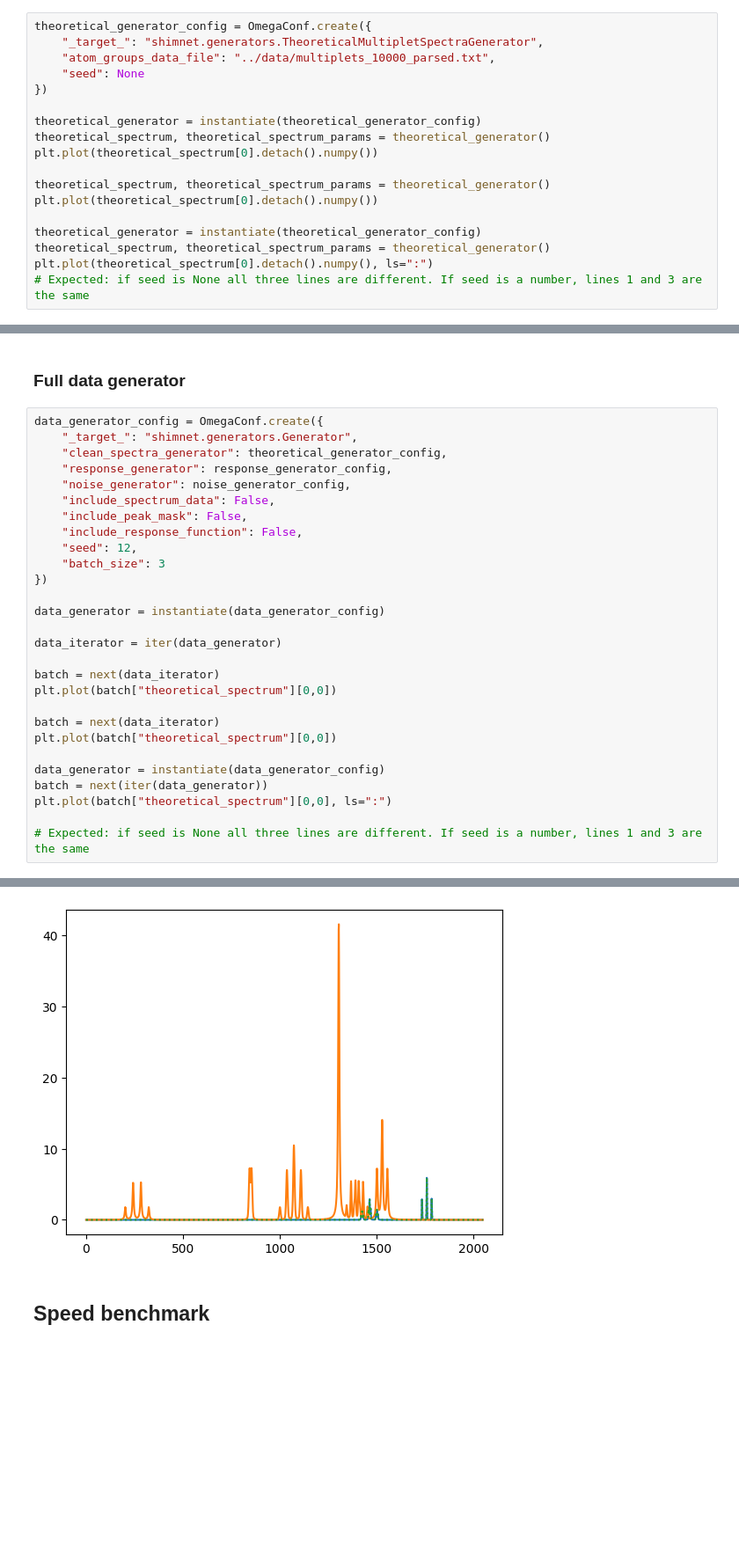
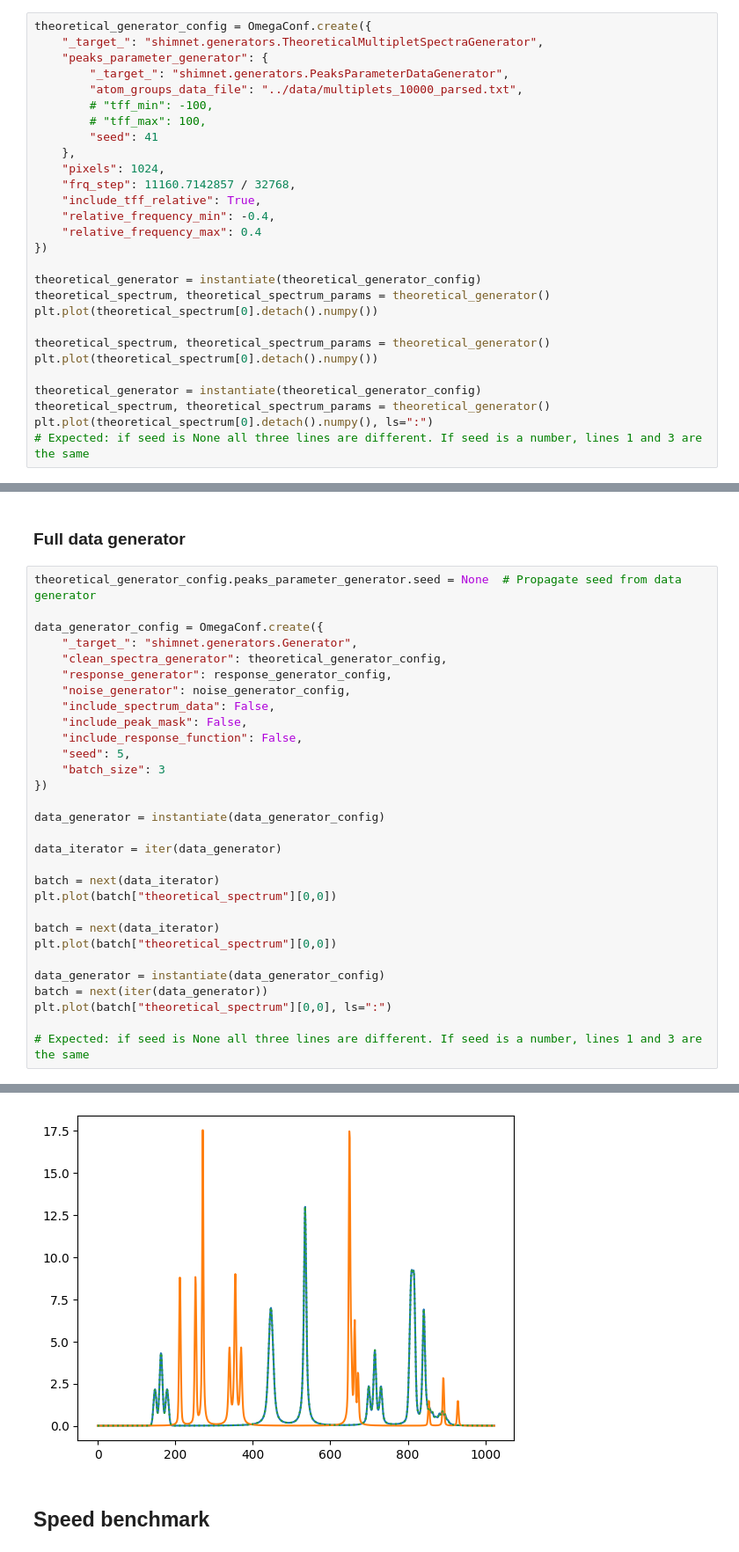
Before and after one commit to center4ml/shimnet, a Jupyter notebook: development/modular_datapipe.ipynb, the cells around one changed output, grey strips where cells are left out. Shown: that part at 88% size. Saved outputs shown, nothing was run; the diff lists cells and outputs as text; blank space fills up the shorter version.

Commit message:
separate peaks data generation from spectra generation

```diff
--- a/development/modular_datapipe.ipynb
+++ b/development/modular_datapipe.ipynb
@@ -68,8 +121,18 @@ plt.plot(random_response.detach().numpy()[0,0], ls=":")
 # %%
 theoretical_generator_config = OmegaConf.create({
     "_target_": "shimnet.generators.TheoreticalMultipletSpectraGenerator",
-    "atom_groups_data_file": "../data/multiplets_10000_parsed.txt",
-    "seed": None
+    "peaks_parameter_generator": {
+        "_target_": "shimnet.generators.PeaksParameterDataGenerator",
+        "atom_groups_data_file": "../data/multiplets_10000_parsed.txt",
+        # "tff_min": -100,
+        # "tff_max": 100,
+        "seed": 41
+    },
+    "pixels": 1024,
+    "frq_step": 11160.7142857 / 32768,
+    "include_tff_relative": True,
+    "relative_frequency_min": -0.4,
+    "relative_frequency_max": 0.4
 })
 
 theoretical_generator = instantiate(theoretical_generator_config)
@@ -89,36 +152,38 @@ plt.plot(theoretical_spectrum[0].detach().numpy(), ls=":")
 # %% [markdown]
 ### Full data generator
 # %%
+theoretical_generator_config.peaks_parameter_generator.seed = None  # Propagate seed from data generator
+
 data_generator_config = OmegaConf.create({
     "_target_": "shimnet.generators.Generator",
     "clean_spectra_generator": theoretical_generator_config,
     "response_generator": response_generator_config,
     "noise_generator": noise_generator_config,
     "include_spectrum_data": False,
     "include_peak_mask": False,
     "include_response_function": False,
-    "seed": 12,
+    "seed": 5,
     "batch_size": 3
 })
 
 data_generator = instantiate(data_generator_config)
 
 data_iterator = iter(data_generator)
 
 batch = next(data_iterator)
 plt.plot(batch["theoretical_spectrum"][0,0])
 
 batch = next(data_iterator)
 plt.plot(batch["theoretical_spectrum"][0,0])
 
 data_generator = instantiate(data_generator_config)
 batch = next(iter(data_generator))
 plt.plot(batch["theoretical_spectrum"][0,0], ls=":")
 
 # Expected: if seed is None all three lines are different. If seed is a number, lines 1 and 3 are the same
 # %% [output]
 [<matplotlib.lines.Line2D at 0x...>]
-[figure, old version]
+[figure, new version]
 # %% [markdown]
 ## Speed benchmark
 # %%
```
Also changed, not shown: parts of 7 cells of this notebook, 2 other files.
